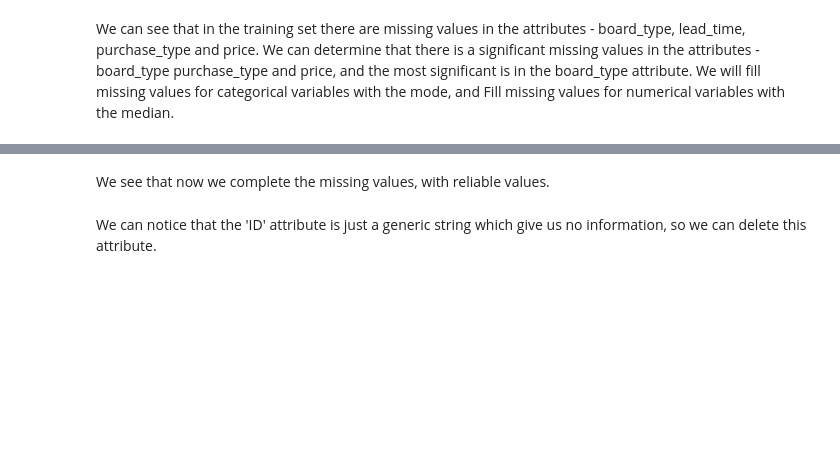
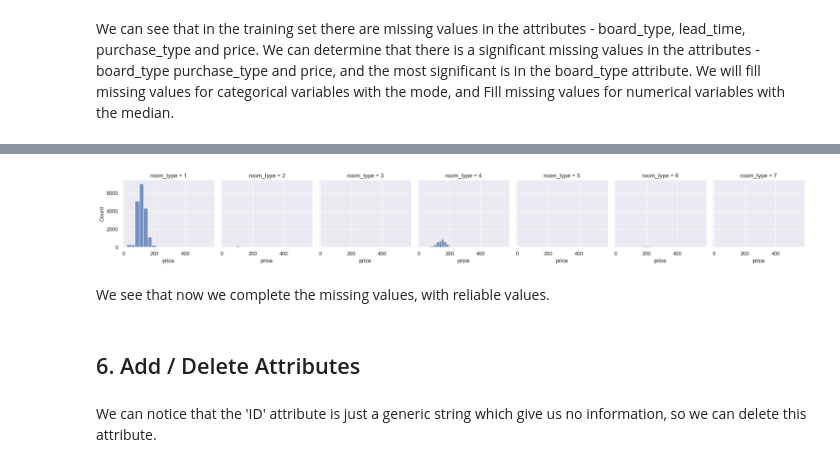
Before and after one commit to YonatanGolan/DataMining_Final_Project, a Jupyter notebook: Project.ipynb, the cells around one changed output, grey strips where cells are left out. Cells and saved outputs as stored; diff of their text form; code cells hidden in the pictures; blank space fills up the shorter version.

Commit message:
Add filling missing values through correlation

```diff
--- a/Project.ipynb
+++ b/Project.ipynb
@@ -365,17 +373,61 @@ print(missing_values_df)
 We can see that in the training set there are missing values in the attributes - board_type, lead_time, purchase_type and price.
 We can determine that there is a significant missing values in the attributes - board_type purchase_type and price, and the most significant is in the board_type attribute.
 We will fill missing values for categorical variables with the mode, and Fill missing values for numerical variables with the median.
-# %%
-# Fill missing values for categorical variables with the mode
-train_df['board_type'].fillna(train_df['board_type'].mode()[0], inplace=True)
-train_df['purchase_type'].fillna(train_df['purchase_type'].mode()[0], inplace=True)
-
-# Fill missing values for numerical variables with the median
-train_df['lead_time'].fillna(train_df['lead_time'].median(), inplace=True)
-train_df['price'].fillna(train_df['price'].median(), inplace=True)
-
-# Verify if missing values have been handled
-missing_values_train = train_df.isnull().sum()
-missing_values_train[missing_values_train > 0]
-
-print(train_df)
+# %%
+# Fill missing values for categorical variables with the mode   ----> Check this
+train_df['board_type'].fillna(train_df['board_type'].mode()[0], inplace=True)
+train_df['purchase_type'].fillna(train_df['purchase_type'].mode()[0], inplace=True)
+
+# Fill missing values for numerical variables with the median ---> Check this
+train_df['lead_time'].fillna(train_df['lead_time'].median(), inplace=True)
+
+
+# Fill missing values of 'price' by its correlation with 'room_type' - by the correlation matrix we see that the correlation is 0.47
+# therefore it is an option to divide into groups, conforming to this attribute, and in each group we will complete the value according to the
+# statistics.
+g = sns.FacetGrid(train_df, col="room_type")
+g.map_dataframe(sns.histplot, x="price", bins=20)
+
+for i in sorted(train_df['room_type'].unique()):
+    print('For class ', i, ' the median is ', train_df.loc[train_df['room_type']==i,
+        'price'].median())
+    print('For class ', i, ' the mean is ', train_df.loc[train_df['room_type']==i,
+        'price'].mean())
+    print('and the number of missing values is ',
+        train_df.loc[train_df['room_type']==i , 'price'].isnull().sum(),
+        'out of ',(train_df['room_type']==i).sum(), 'rows')
+
+
+# We see that we got that class 3 of 'room_type', there are any missing values for 'price',
+# therefore we will skip it. The rest will be filled by the probability function of every class.
+
+# Calculate mean and standard deviation for each room_type:
+mu_sigma = {}
+for room_type in sorted(train_df['room_type'].unique()):
+    mu = train_df.loc[train_df['room_type'] == room_type, 'price'].mean()
+    sigma = train_df.loc[train_df['room_type'] == room_type, 'price'].std()
+    mu_sigma[room_type] = (mu, sigma)
+
+# Define a function to fill missing 'price' values based on 'room_type'
+def fill_missing_price(row):
+    if pd.isna(row['price']):
+        room_type = row['room_type']
+        if room_type in mu_sigma:
+            mu, sigma = mu_sigma[room_type]
+            return np.random.normal(mu, sigma)
+    else:
+        return row['price']
+
+# Apply the function to the DataFrame
+train_df['price'] = train_df.apply(fill_missing_price, axis=1)
+
+
+# Verify if missing values have been handled
+missing_values = train_df.isnull().sum()
+
+if missing_values.any():
+    print("There are missing values in the following columns:")
+    print(missing_values[missing_values > 0])
+else:
+    print("There are no missing values in the DataFrame now.")
+# %% [output]
@@ -382,5 +451,8 @@ print(train_df)
+[figure, added]
 # %% [markdown]
 We see that now we complete the missing values, with reliable values.
+# %% [markdown]
+## 6.  Add / Delete Attributes
 # %% [markdown]
 We can notice that the 'ID' attribute is just a generic string which give us no information, so we can delete this attribute.
 # %%
```
Also changed, not shown: parts of 10 cells of this notebook.
